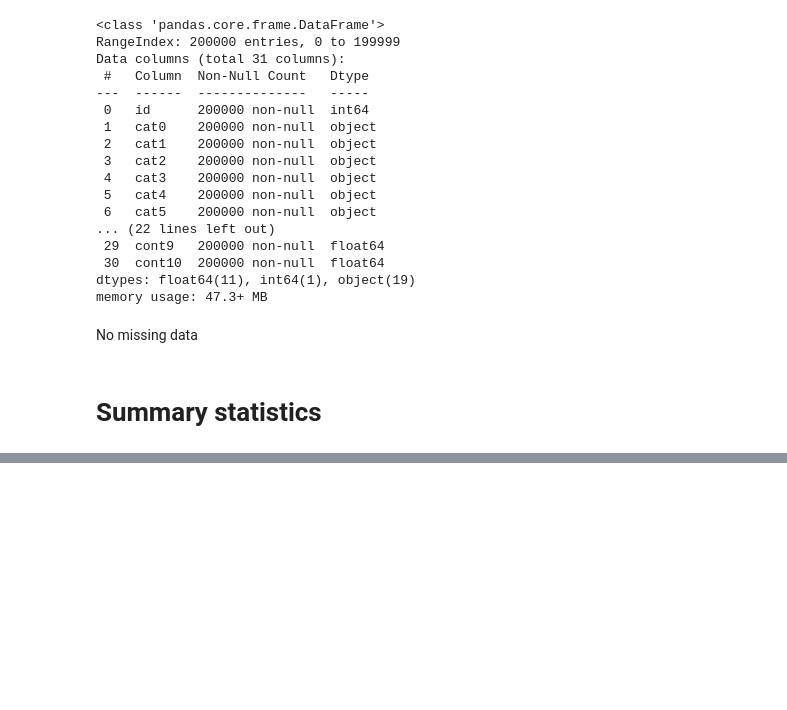
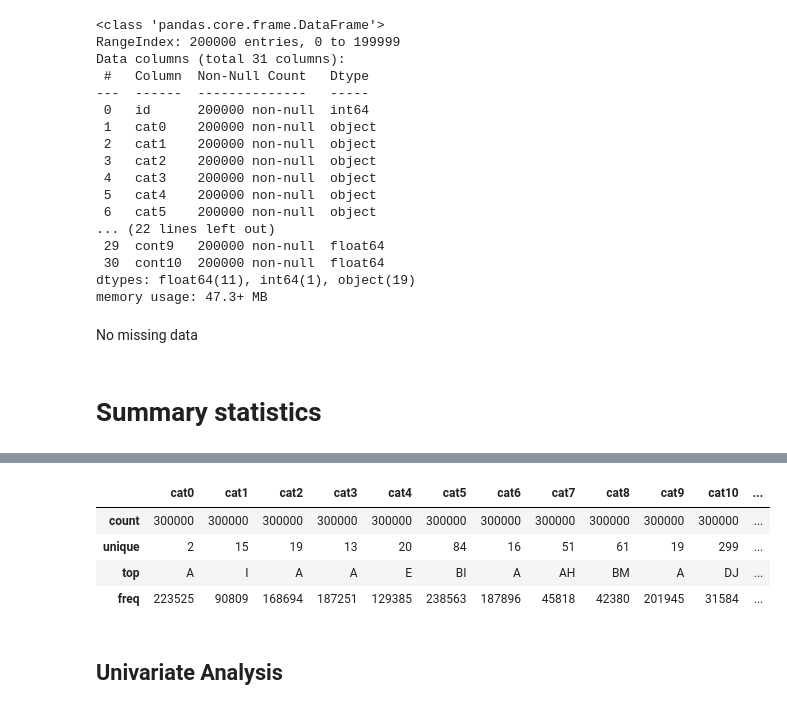
Before and after one commit to herwinvw/TabularPlaygroundMar2021, a Jupyter notebook: ExplorativeDataAnalysis.ipynb, the cells around one changed output, grey strips where cells are left out. Saved outputs shown, nothing was run; the diff lists cells and outputs as text; code cells hidden in the pictures; blank space fills up the shorter version.

```diff
--- a/ExplorativeDataAnalysis.ipynb
+++ b/ExplorativeDataAnalysis.ipynb
@@ -90,3 +128,13 @@ train.describe()
 | 50% | 250192.500000 | 0.479650 | 0.463170 | 0.471247 | 0.387564 | 0.479858 | 0.554768 | 0.518089 | 0.435404 | 0.410908 | 0.407477 | ... |
 | 75% | 375246.250000 | 0.637657 | 0.693992 | 0.704625 | 0.644950 | 0.725779 | 0.735225 | 0.608537 | 0.642023 | 0.612725 | 0.586793 | ... |
 | max | 499999.000000 | 1.004559 | 1.009958 | 1.016600 | 0.952187 | 0.858578 | 0.853022 | 0.966553 | 1.035818 | 1.055885 | 1.005652 | ... |
+# %%
+train[cat_cols].describe()
+# %% [output]
+|  | cat0 | cat1 | cat2 | cat3 | cat4 | cat5 | cat6 | cat7 | cat8 | cat9 | cat10 | ... |
+| count | 300000 | 300000 | 300000 | 300000 | 300000 | 300000 | 300000 | 300000 | 300000 | 300000 | 300000 | ... |
+| unique | 2 | 15 | 19 | 13 | 20 | 84 | 16 | 51 | 61 | 19 | 299 | ... |
+| top | A | I | A | A | E | BI | A | AH | BM | A | DJ | ... |
+| freq | 223525 | 90809 | 168694 | 187251 | 129385 | 238563 | 187896 | 45818 | 42380 | 201945 | 31584 | ... |
+# %% [markdown]
+## Univariate Analysis
```
Also changed, not shown: parts of 5 cells of this notebook.
